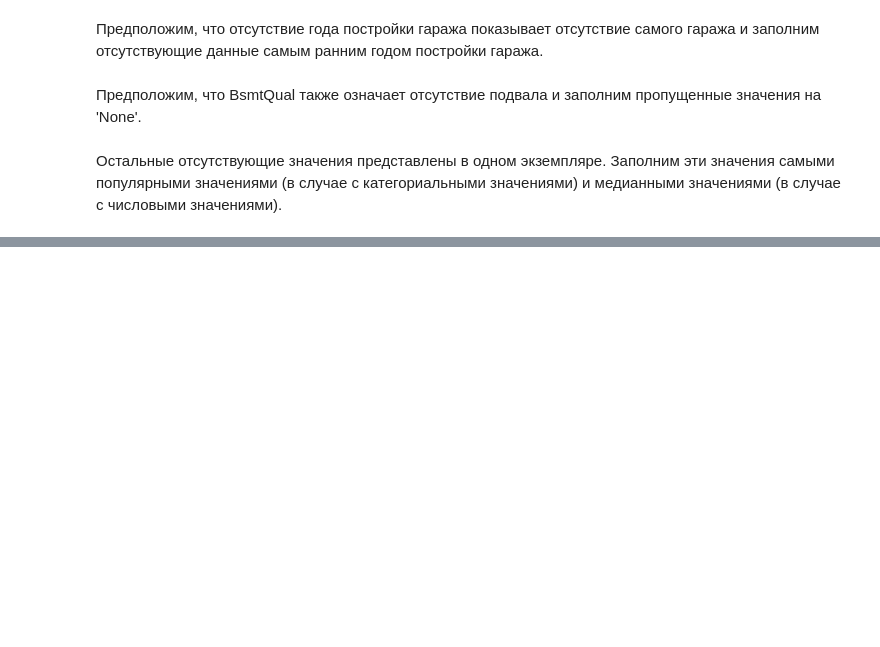
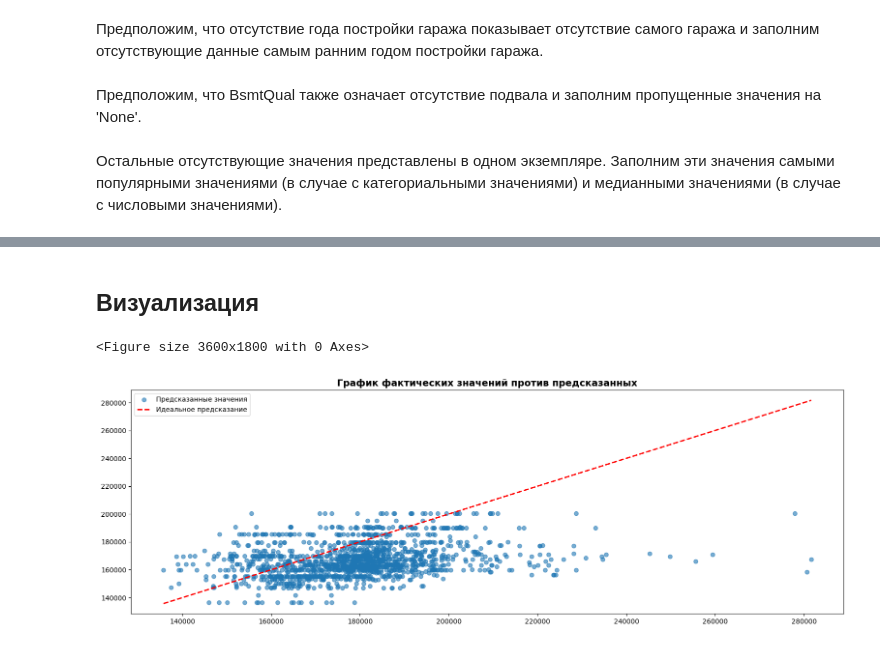
Before and after one commit to level0rd/Machine-Learning-Course, a Jupyter notebook: Test_tasks/KostopravovAA_WB.ipynb, the cells around one changed output, grey strips where cells are left out. Cells and saved outputs as stored; diff of their text form; code cells hidden in the pictures; blank space fills up the shorter version.

```diff
--- a/Test_tasks/KostopravovAA_WB.ipynb
+++ b/Test_tasks/KostopravovAA_WB.ipynb
@@ -271 +374,17 @@ print("Средний RMSE: ", rmse_scores.mean())
+# %% [markdown]
+## Визуализация
+# %%
+plt.figure(dpi=300, figsize=(12, 6))
+fig_font = 12
+
+
+plt.figure(figsize=(19, 6))
+plt.scatter(y_test, y_pred, alpha=0.6, label='Предсказанные значения')
+plt.plot([y_test.min(), y_test.max()], [y_test.min(), y_test.max()], 'r--', lw=2, label='Идеальное предсказание')
+plt.title('График фактических значений против предсказанных', fontweight='bold', fontsize=14, color='black')
+plt.legend()
+plt.show()
+# %% [output]
+<Figure size 3600x1800 with 0 Axes>
+[figure, added]
 # %%
```
Also changed, not shown: parts of 25 cells of this notebook.
